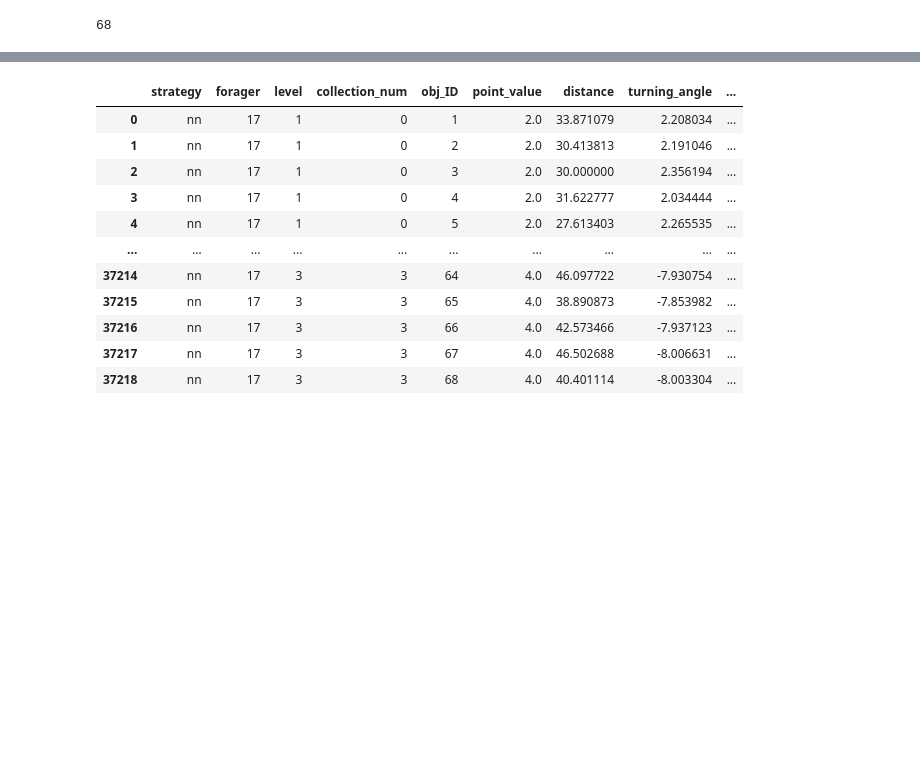
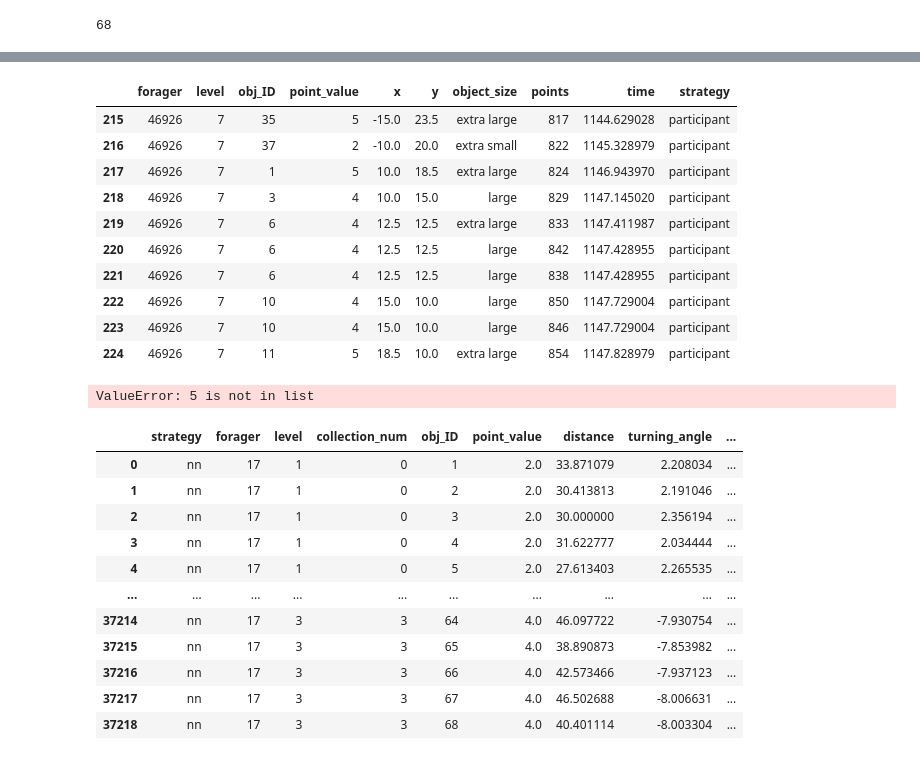
Before and after one commit to lcwat/coconuts_thesis, a Jupyter notebook: py/notebooks/data_expansion.ipynb, the cells around one changed output, grey strips where cells are left out. Drawn from its saved outputs; the diff is of its cells as text; code cells hidden in the pictures; blank space fills up the shorter version.

```diff
--- a/py/notebooks/data_expansion.ipynb
+++ b/py/notebooks/data_expansion.ipynb
@@ -358,7 +339,27 @@ all_runs
+# %%
+# right now appears to be quite a few double counted obj_IDs, need to
+# look at the pull and clean code to ensure everything is kosher there
+# but could be more serious problem with data saving
+player_forages.iloc[215:225]
+# %% [output]
+|  | forager | level | obj_ID | point_value | x | y | object_size | points | time | strategy |
+| 215 | 46926 | 7 | 35 | 5 | -15.0 | 23.5 | extra large | 817 | 1144.629028 | participant |
+| 216 | 46926 | 7 | 37 | 2 | -10.0 | 20.0 | extra small | 822 | 1145.328979 | participant |
+| 217 | 46926 | 7 | 1 | 5 | 10.0 | 18.5 | extra large | 824 | 1146.943970 | participant |
+| 218 | 46926 | 7 | 3 | 4 | 10.0 | 15.0 | large | 829 | 1147.145020 | participant |
+| 219 | 46926 | 7 | 6 | 4 | 12.5 | 12.5 | extra large | 833 | 1147.411987 | participant |
+| 220 | 46926 | 7 | 6 | 4 | 12.5 | 12.5 | large | 842 | 1147.428955 | participant |
+| 221 | 46926 | 7 | 6 | 4 | 12.5 | 12.5 | large | 838 | 1147.428955 | participant |
+| 222 | 46926 | 7 | 10 | 4 | 15.0 | 10.0 | large | 850 | 1147.729004 | participant |
+| 223 | 46926 | 7 | 10 | 4 | 15.0 | 10.0 | large | 846 | 1147.729004 | participant |
+| 224 | 46926 | 7 | 11 | 5 | 18.5 | 10.0 | extra large | 854 | 1147.828979 | participant |
 # %%
+# run the expansion
 expanded_df = expand_df_with_covariates(
-    orig_df=all_runs, all_coco_locs_df=all_lvls_coco_locs
+    orig_df=player_forages, all_coco_locs_df=all_lvls_coco_locs
 )
+# %% [output]
+ValueError: 5 is not in list
 # %%
 expanded_df
 # %% [output]
```
Also changed, not shown: parts of 8 cells of this notebook, 4 other files.
